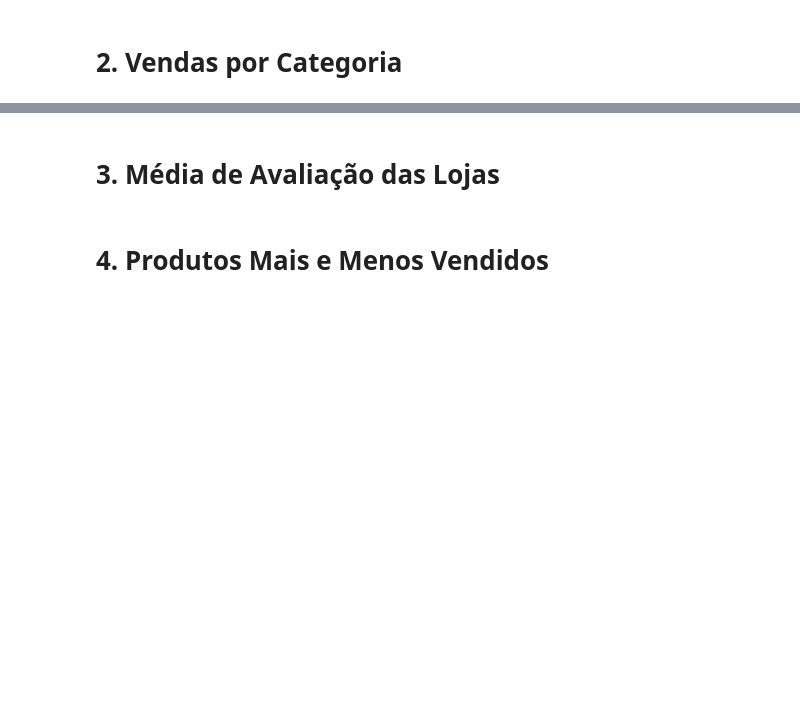
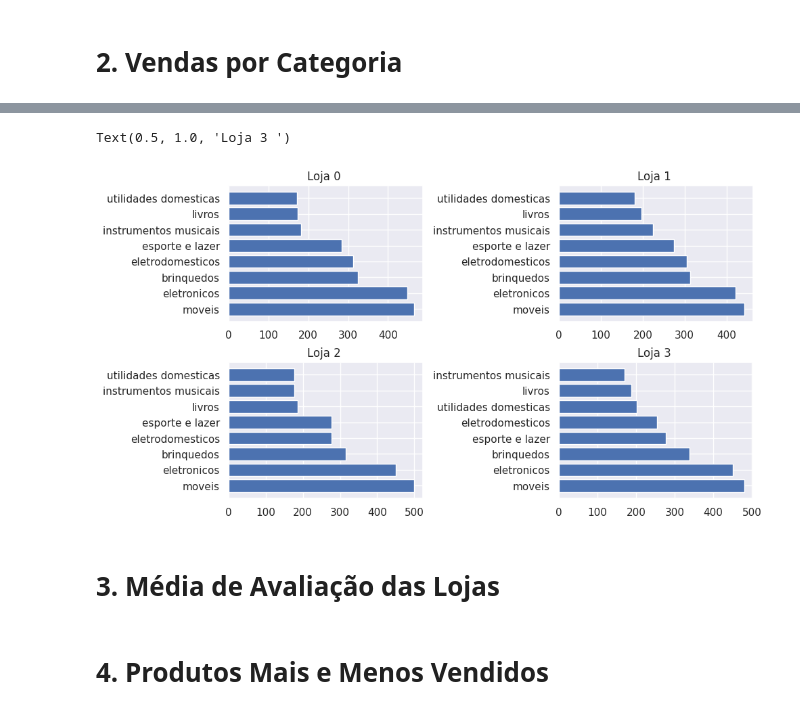
Before and after one commit to Housenkan/ChallengeAluraStore, a Jupyter notebook: AluraStoreBr.ipynb, the cells around one changed output, grey strips where cells are left out. Saved outputs shown, nothing was run; the diff lists cells and outputs as text; code cells hidden in the pictures; blank space fills up the shorter version.

Commit message:
Atualização 2 - Vendas por Categoria

```diff
--- a/AluraStoreBr.ipynb
+++ b/AluraStoreBr.ipynb
@@ -58,3 +126,25 @@ plt.show()
+# %%
+sns.set_theme()
+'''
+ax = sns.barplot(categorias_produtos_df, x='Quantidade de Vendas', y='Categoria do Produto', orient='h', palette = 'tab10')
+ax.set(title='Quantidade de vendas por Categoria', xlabel='', ylabel='')
+'''
+fig, axs = plt.subplots(2,2, figsize=(10,6))
+fig.subplots_adjust(hspace=0.3, wspace=0.7)
+axs[0,0].barh(qtd_produtos_por_categoria_df[0]['Categoria do Produto'], qtd_produtos_por_categoria_df[0]['Quantidade de Vendas'])
+axs[0,0].set_title('Loja 0 ')
+
+axs[0,1].barh(qtd_produtos_por_categoria_df[1]['Categoria do Produto'], qtd_produtos_por_categoria_df[1]['Quantidade de Vendas'])
+axs[0,1].set_title('Loja 1 ')
+
+axs[1,0].barh(qtd_produtos_por_categoria_df[2]['Categoria do Produto'], qtd_produtos_por_categoria_df[2]['Quantidade de Vendas'])
+axs[1,0].set_title('Loja 2 ')
+
+axs[1,1].barh(qtd_produtos_por_categoria_df[3]['Categoria do Produto'], qtd_produtos_por_categoria_df[3]['Quantidade de Vendas'])
+axs[1,1].set_title('Loja 3 ')
+# %% [output]
+Text(0.5, 1.0, 'Loja 3 ')
+[figure, added]
 # %% [markdown]
 # 3. Média de Avaliação das Lojas
 # %% [markdown]
```
Also changed, not shown: parts of 3 cells of this notebook.
